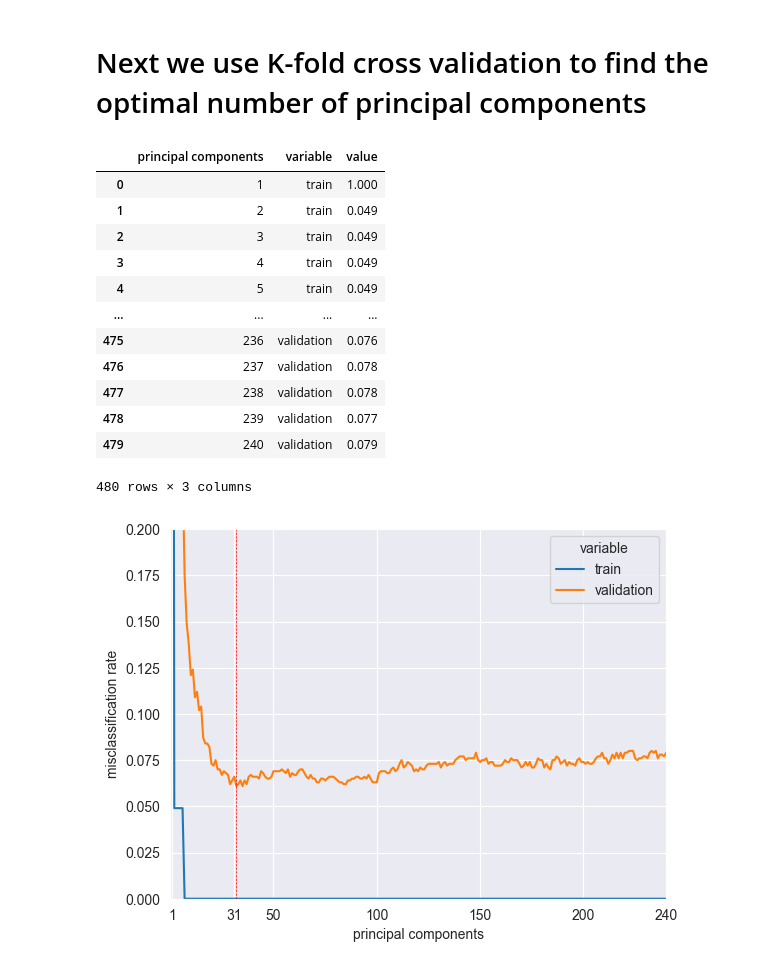
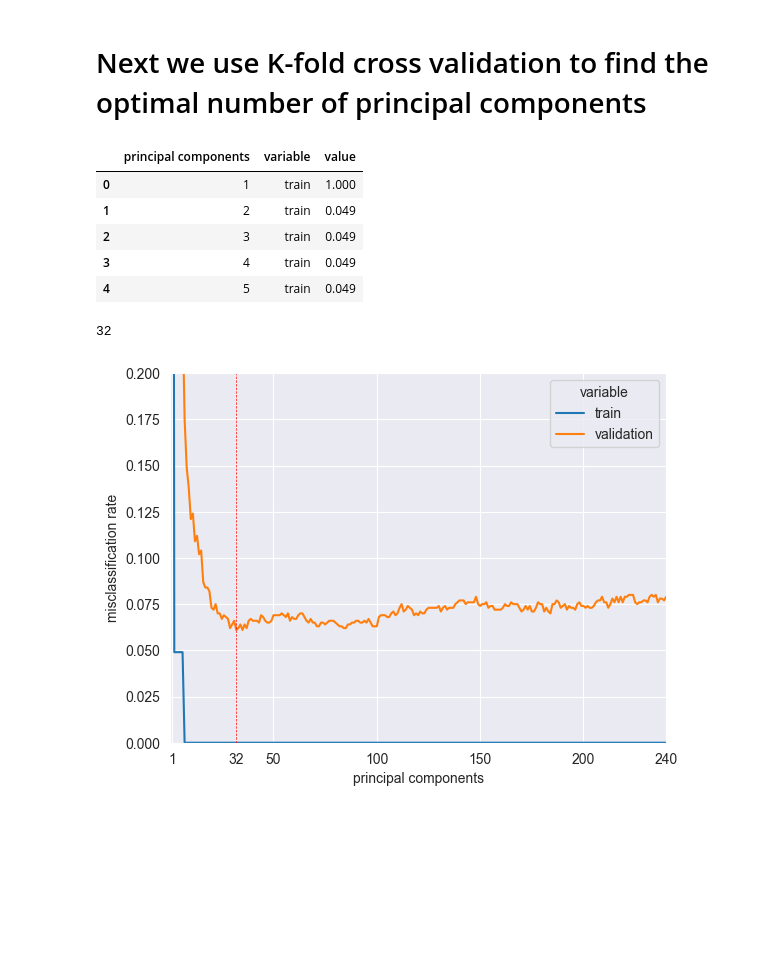
Before and after one commit to RickHuizing/MLProject-Group15-Digits, a Jupyter notebook: linear_regression.ipynb, the cells around one changed output. Drawn from its saved outputs; the diff is of its cells as text; code cells hidden in the pictures; blank space fills up the shorter version.

```diff
--- a/linear_regression.ipynb
+++ b/linear_regression.ipynb
@@ -74,7 +76,7 @@ X = train_data
 # one-hot encode the labels
 y = ml_utils.one_hot_y(X)
 
-w_opt = perform_linear_ridge_regression(X, y, alpha=0.01)
+w_opt = perform_linear_ridge_regression(X, y, alpha=0.00)
 # %% [markdown]
 Test our classifier
 # %%
@@ -85,0 +145,7 @@ test: misclassified: 83, misclassification rate: 8.3%
+# %%
+X_train = np.concatenate([train_data, circle_utils.get_circle_data_as_feature(train_data)], axis=1)
+X_test = np.concatenate([test_data, circle_utils.get_circle_data_as_feature(test_data)], axis=1)
+
+k_fold_results, best_alpha = find_best_alpha_for(X_train, y)
+print(best_alpha)
+plot_k_fold_alpha_results(k_fold_results, best_alpha, 'k_fold_alpha_circles')
@@ -171,16 +247,17 @@ test: misclassified: 81, misclassification rate: 8.1%
 # %% [markdown]
 # Next we use K-fold cross validation to find the optimal number of principal components
 # %%
+k_fold_pca_alpha = 0
 k_fold_misclassifications = []
 n_folds = 50
 max_n_components = 240
 
 # cache pca and select n_components later
-pca = PCA(max_n_components).fit(train_data)
+pca = PCA(max_n_components, svd_solver='full').fit(train_data)
 
 for n_components in range(max_n_components):
     func = lambda train_set, val_set, train_y, val_y: ml_utils.pca_ridge_regression(
-        train_set, val_set, train_y, val_y, n_components=n_components + 1, use_pca=pca)
+        train_set, val_set, train_y, val_y, alpha=k_fold_pca_alpha, n_components=n_components + 1, use_pca=pca)
 
     k_fold_results = ml_utils.k_fold_analysis(train_data, y, n_folds, func)
 
@@ -189,27 +266,23 @@ k_fold_misclassifications = np.array(k_fold_misclassifications)
 # %%
 df = pd.DataFrame(k_fold_misclassifications, columns=['train', 'validation'])
 df.insert(0, 'principal components', np.arange(max_n_components) + 1)
 df = pd.melt(df, 'principal components')
-df
+df.head()
 # %% [output]
 |  | principal components | variable | value |
 | 0 | 1 | train | 1.000 |
 | 1 | 2 | train | 0.049 |
 | 2 | 3 | train | 0.049 |
 | 3 | 4 | train | 0.049 |
 | 4 | 5 | train | 0.049 |
-| ... | ... | ... | ... |
-| 475 | 236 | validation | 0.076 |
-| 476 | 237 | validation | 0.078 |
-| 477 | 238 | validation | 0.078 |
-| 478 | 239 | validation | 0.077 |
-| 479 | 240 | validation | 0.079 |
-480 rows × 3 columns
 # %%
 best_train_result = np.min(k_fold_misclassifications[:, 0])
 best_train_n_components = np.argmin(k_fold_misclassifications[:, 0]) + 1
 best_val_result = np.min(k_fold_misclassifications[:, 1])
 best_val_n_components = np.argmin(k_fold_misclassifications[:, 1]) + 1
+best_val_n_components
+# %% [output]
+32
 # %%
 from matplotlib.lines import Line2D
 
```
Also changed, not shown: parts of 22 cells of this notebook, 10 other files.
